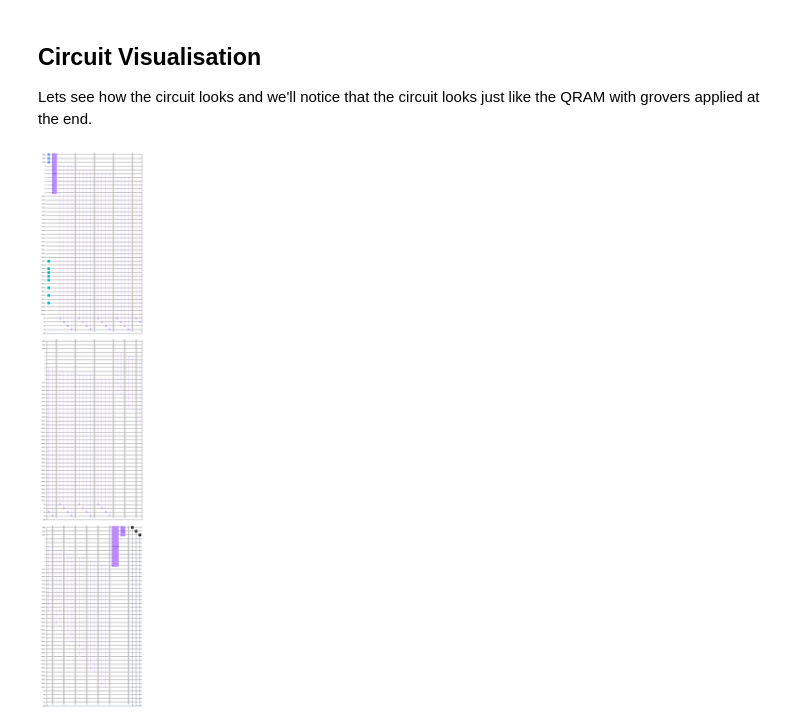
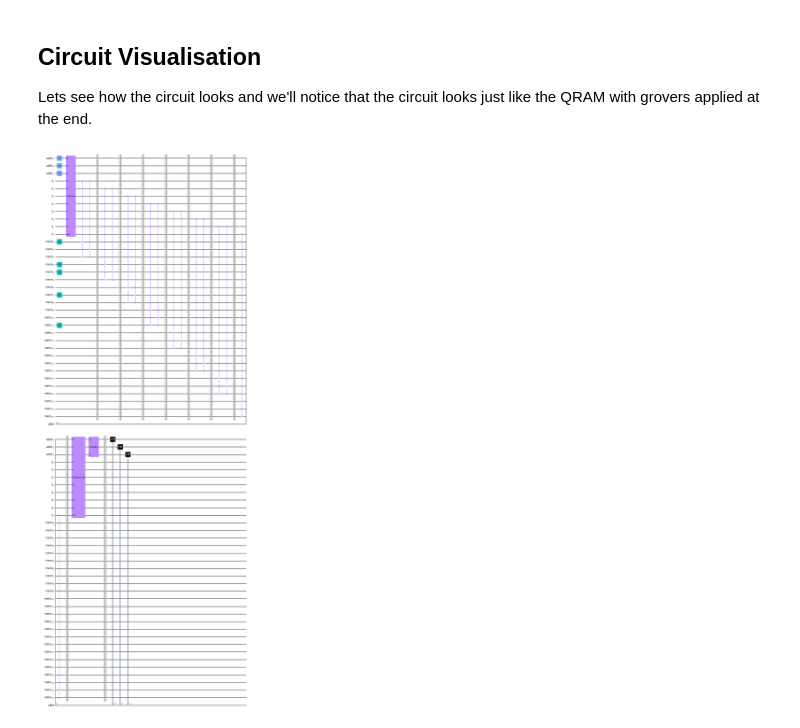
Before and after one commit to viveksubramaniam/QOSF_task1, a Jupyter notebook: QOSF_Task1.ipynb, the cells around one changed output. Drawn from its saved outputs; the diff is of its cells as text; code cells hidden in the pictures.

```diff
--- a/QOSF_Task1.ipynb
+++ b/QOSF_Task1.ipynb
@@ -110,21 +122,25 @@ def q_ram(vector):
 
     #Gathering information from given vector, making sure that a circuit has atleast minimum 8 address states
     if len(vector)<=4:
-        n = 3
         for i in range(len(vector), 8):
             vector.append(0)
-    else:
-        n = len(bin(len(vector)-1))-2
+
+    n = math.ceil(math.log(len(vector), 2))
+
+    if len(vector) < 2**n:
+      for i in range(len(vector), 2**n):
+        vector.append(0)
+    vector.reverse()
     bitsize = len(bin(max(vector))) - 2
 
     #Creating the quantum circuit
     address = QuantumRegister(n, 'addr')
     tau = QuantumRegister(2**n, 't')
     memory = QuantumRegister(bitsize*len(vector), 'mem')
-    output = QuantumRegister(bitsize, 'op')
+    # output = QuantumRegister(bitsize, 'op')
     classicalBit = ClassicalRegister(n, 'clBit')
 
-    circ = QuantumCircuit(address,tau,memory,output,classicalBit)
+    circ = QuantumCircuit(address,tau,memory,classicalBit)
 
     #Initialising the input state of the vector
     state = state_bin(vector, bitsize)
@@ -146,10 +162,10 @@ def q_ram(vector):
     circ.append(fanoutGate, range(n+2**n))
 
     #Now, as in the qram we need to query the memory states with toffoli gates
-    for i in range(2**n):
-        for j in range(bitsize):
-            circ.ccx(tau[i], memory[bitsize*i+j], output[j])
-        circ.barrier()
+    # for i in range(2**n):
+    #     for j in range(bitsize):
+    #         circ.ccx(tau[i], memory[bitsize*i+j], output[j])
+    #     circ.barrier()
 
     #Get the oracle(controlZGates) and the diffuser
     cz1, cz2 = controlZ(bitsize)
@@ -182,6 +198,6 @@ def q_ram(vector):
 ## Circuit Visualisation
 Lets see how the circuit looks and we'll notice that the circuit looks just like the QRAM with grovers applied at the end.
 # %%
-q_ram([1,5,7,10]).draw('mpl')
+q_ram([1,3,2,4]).draw('mpl')
 # %% [output]
-[figure, old version]
+[figure, new version]
```
Also changed, not shown: parts of 13 cells of this notebook.
